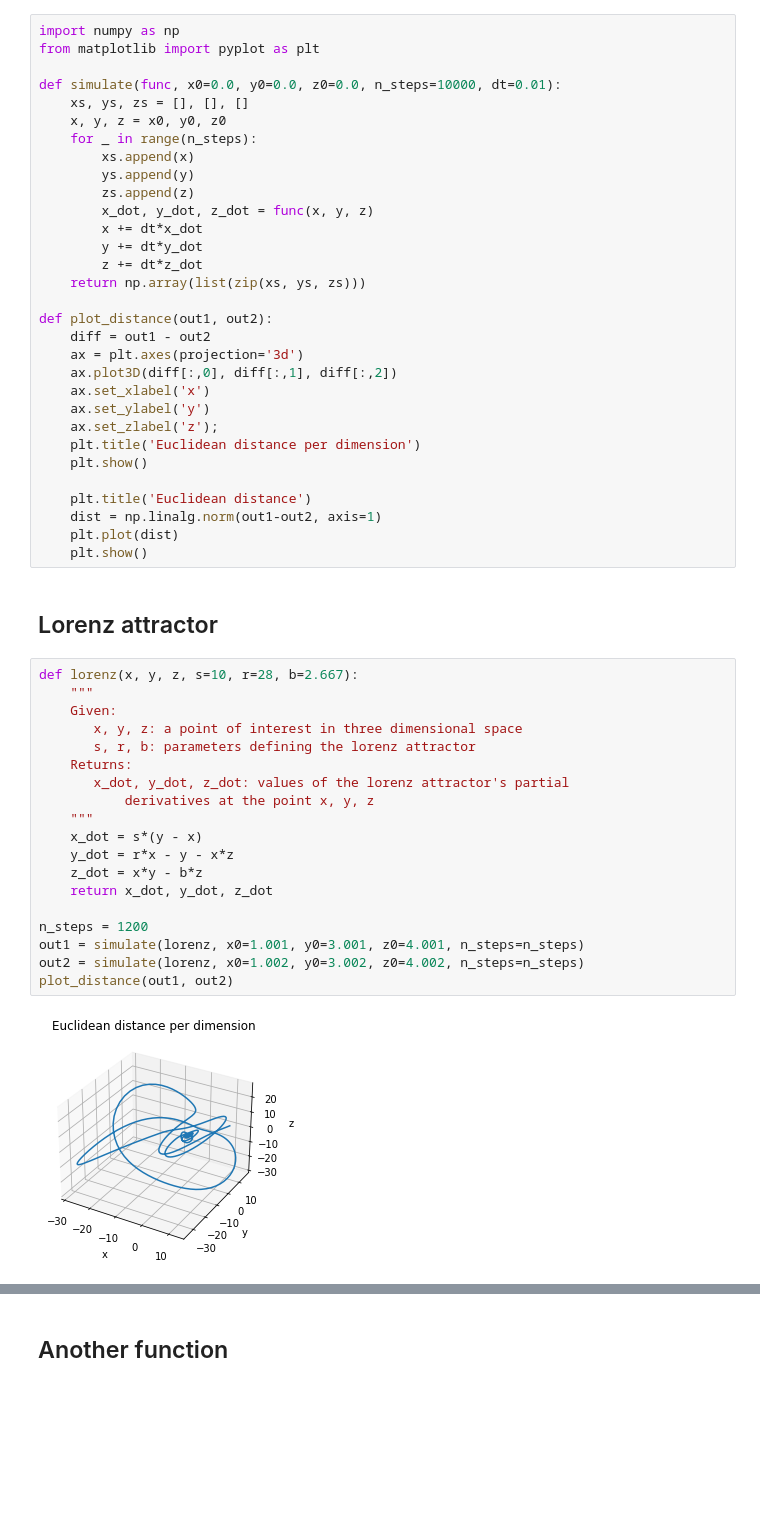
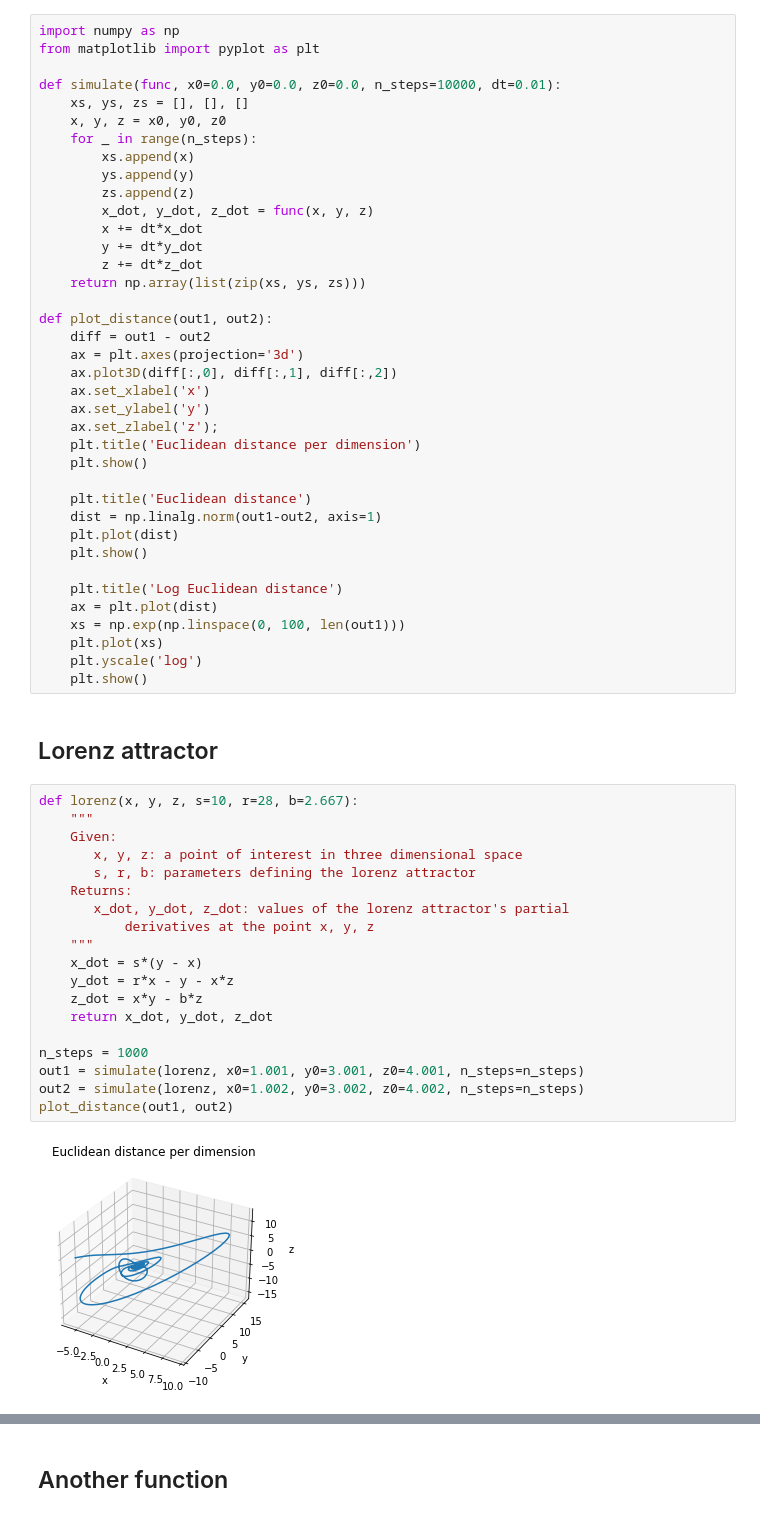
Before and after one commit to skipperkongen/chaos, a Jupyter notebook: 3d-simulator.ipynb, the cells around one changed output, grey strips where cells are left out. Cells and saved outputs as stored; diff of their text form; blank space fills up the shorter version.

```diff
--- a/3d-simulator.ipynb
+++ b/3d-simulator.ipynb
@@ -33,26 +33,33 @@ def plot_distance(out1, out2):
     dist = np.linalg.norm(out1-out2, axis=1)
     plt.plot(dist)
     plt.show()
+
+    plt.title('Log Euclidean distance')
+    ax = plt.plot(dist)
+    xs = np.exp(np.linspace(0, 100, len(out1)))
+    plt.plot(xs)
+    plt.yscale('log')
+    plt.show()
 # %% [markdown]
 ## Lorenz attractor
 # %%
 def lorenz(x, y, z, s=10, r=28, b=2.667):
     """
     Given:
        x, y, z: a point of interest in three dimensional space
        s, r, b: parameters defining the lorenz attractor
     Returns:
        x_dot, y_dot, z_dot: values of the lorenz attractor's partial
            derivatives at the point x, y, z
     """
     x_dot = s*(y - x)
     y_dot = r*x - y - x*z
     z_dot = x*y - b*z
     return x_dot, y_dot, z_dot
 
-n_steps = 1200
+n_steps = 1000
 out1 = simulate(lorenz, x0=1.001, y0=3.001, z0=4.001, n_steps=n_steps)
 out2 = simulate(lorenz, x0=1.002, y0=3.002, z0=4.002, n_steps=n_steps)
 plot_distance(out1, out2)
 # %% [output]
-[figure, old version]
+[figure, new version]
```
Also changed, not shown: parts of 2 cells of this notebook, 2 other files.
